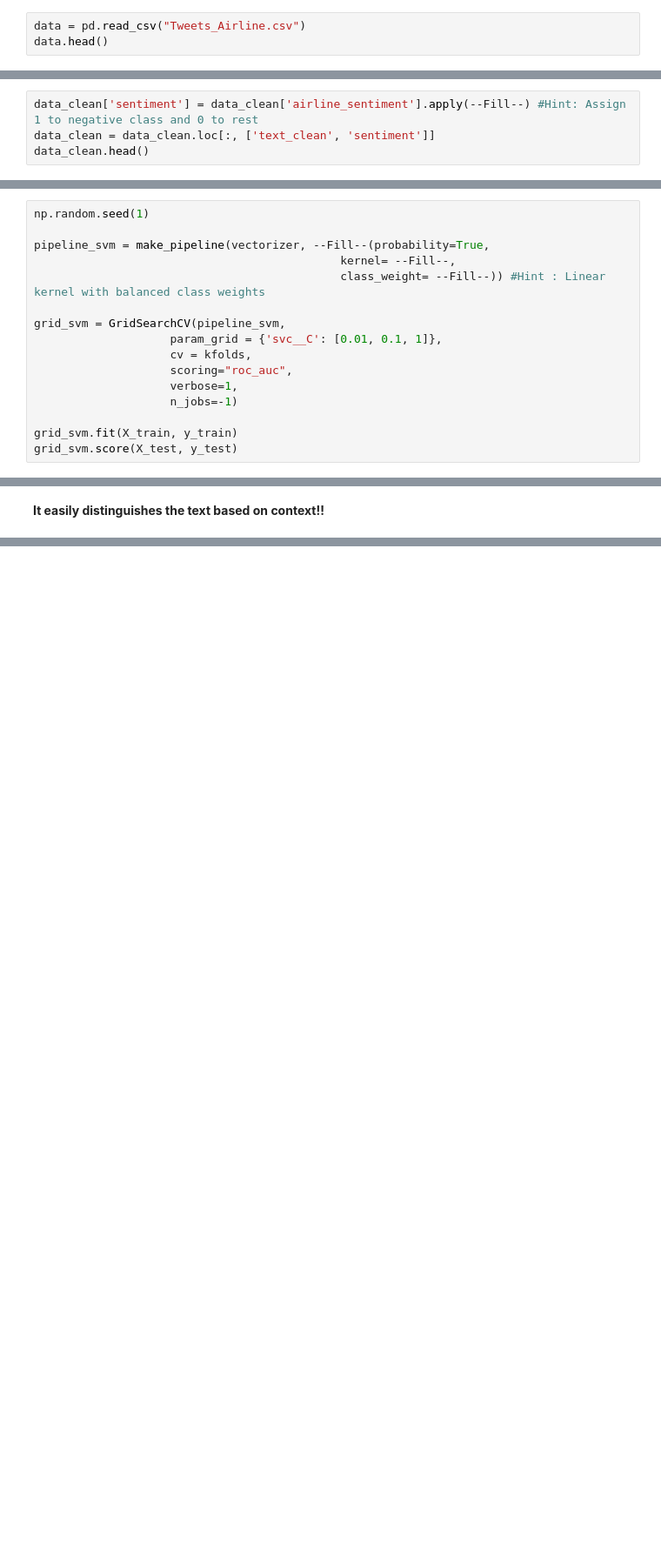
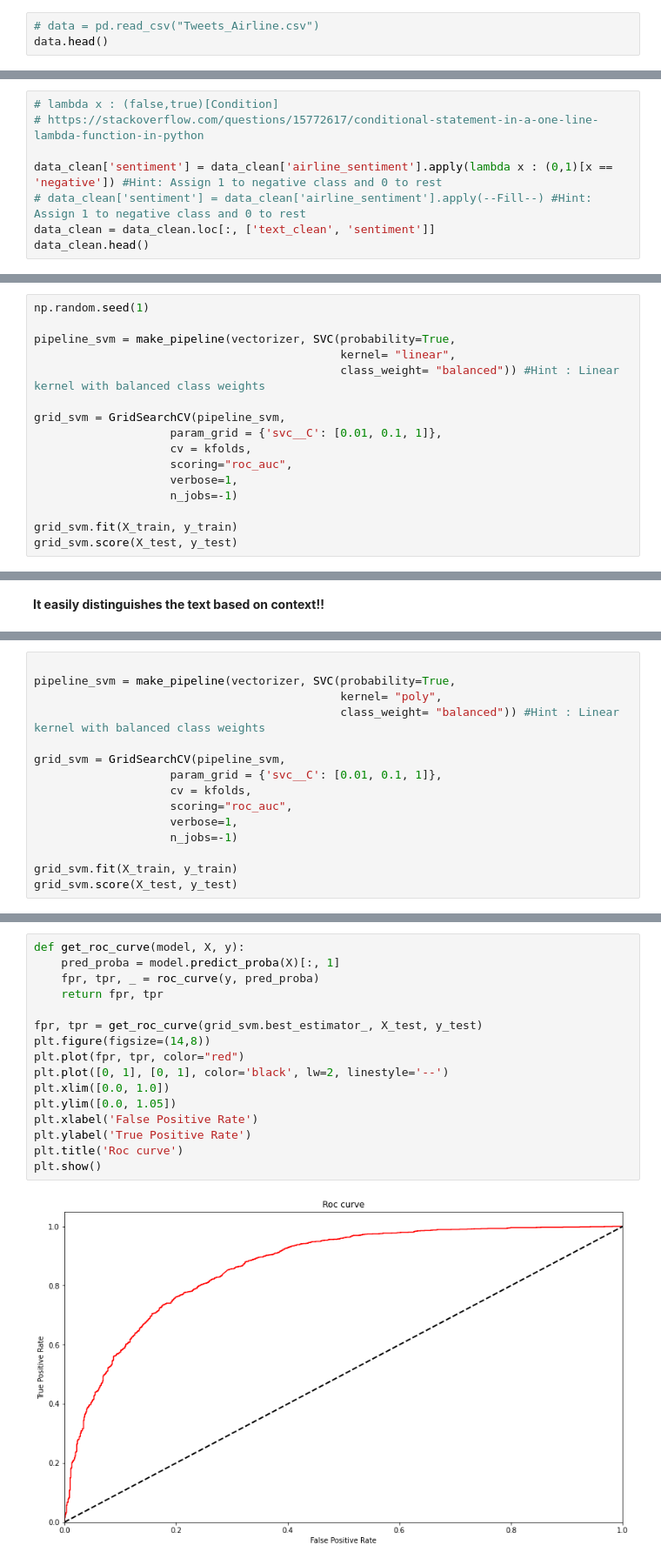
Before and after one commit to amitkml/END-NLP-Projects, a Jupyter notebook: NLPBasic-Session1/Sentiment_Analysis_using_SVM.ipynb, the cells around one changed output, grey strips where cells are left out. Shown: that part at 87% size. Drawn from its saved outputs; the diff is of its cells as text; blank space fills up the shorter version.

```diff
--- a/NLPBasic-Session1/Sentiment_Analysis_using_SVM.ipynb
+++ b/NLPBasic-Session1/Sentiment_Analysis_using_SVM.ipynb
@@ -38,7 +43,7 @@ from sklearn.metrics import confusion_matrix, roc_auc_score, recall_score, preci
 # %% [markdown]
 ## Import data
 # %%
-data = pd.read_csv("Tweets_Airline.csv")
+# data = pd.read_csv("Tweets_Airline.csv")
 data.head()
 # %% [output]
 |  | tweet_id | airline_sentiment | airline_sentiment_confidence | negativereason | negativereason_confidence | airline | ... |
@@ -65,6 +70,10 @@ data_clean.head()
 # %% [markdown]
 ## For simplicity we are going to distinguish two cases: tweets with negative sentiment and tweets with non-negative sentiment
 # %%
-data_clean['sentiment'] = data_clean['airline_sentiment'].apply(--Fill--) #Hint: Assign 1 to negative class and 0 to rest
+# lambda x : (false,true)[Condition]
+# https://stackoverflow.com/questions/15772617/conditional-statement-in-a-one-line-lambda-function-in-python
+
+data_clean['sentiment'] = data_clean['airline_sentiment'].apply(lambda x : (0,1)[x == 'negative']) #Hint: Assign 1 to negative class and 0 to rest
+# data_clean['sentiment'] = data_clean['airline_sentiment'].apply(--Fill--) #Hint: Assign 1 to negative class and 0 to rest
 data_clean = data_clean.loc[:, ['text_clean', 'sentiment']]
 data_clean.head()
@@ -101,9 +145,9 @@ kfolds = StratifiedKFold(n_splits=5, shuffle=True, random_state=1)
 # %%
 np.random.seed(1)
 
-pipeline_svm = make_pipeline(vectorizer, --Fill--(probability=True,
-                                             kernel= --Fill--,
-                                             class_weight= --Fill--)) #Hint : Linear kernel with balanced class weights
+pipeline_svm = make_pipeline(vectorizer, SVC(probability=True,
+                                             kernel= "linear",
+                                             class_weight= "balanced")) #Hint : Linear kernel with balanced class weights
 
 grid_svm = GridSearchCV(pipeline_svm,
                     param_grid = {'svc__C': [0.01, 0.1, 1]},
@@ -163,0 +232,15 @@ print('negative' if pred == np.array([1]) else 'not negative')
+# %%
+
+pipeline_svm = make_pipeline(vectorizer, SVC(probability=True,
+                                             kernel= "poly",
+                                             class_weight= "balanced")) #Hint : Linear kernel with balanced class weights
+
+grid_svm = GridSearchCV(pipeline_svm,
+                    param_grid = {'svc__C': [0.01, 0.1, 1]},
+                    cv = kfolds,
+                    scoring="roc_auc",
+                    verbose=1,
+                    n_jobs=-1)
+
+grid_svm.fit(X_train, y_train)
+grid_svm.score(X_test, y_test)
@@ -163,0 +266,18 @@ print('negative' if pred == np.array([1]) else 'not negative')
+# %%
+def get_roc_curve(model, X, y):
+    pred_proba = model.predict_proba(X)[:, 1]
+    fpr, tpr, _ = roc_curve(y, pred_proba)
+    return fpr, tpr
+
+fpr, tpr = get_roc_curve(grid_svm.best_estimator_, X_test, y_test)
+plt.figure(figsize=(14,8))
+plt.plot(fpr, tpr, color="red")
+plt.plot([0, 1], [0, 1], color='black', lw=2, linestyle='--')
+plt.xlim([0.0, 1.0])
+plt.ylim([0.0, 1.05])
+plt.xlabel('False Positive Rate')
+plt.ylabel('True Positive Rate')
+plt.title('Roc curve')
+plt.show()
+# %% [output]
+[figure, added]
```
Also changed, not shown: parts of 24 cells of this notebook.
